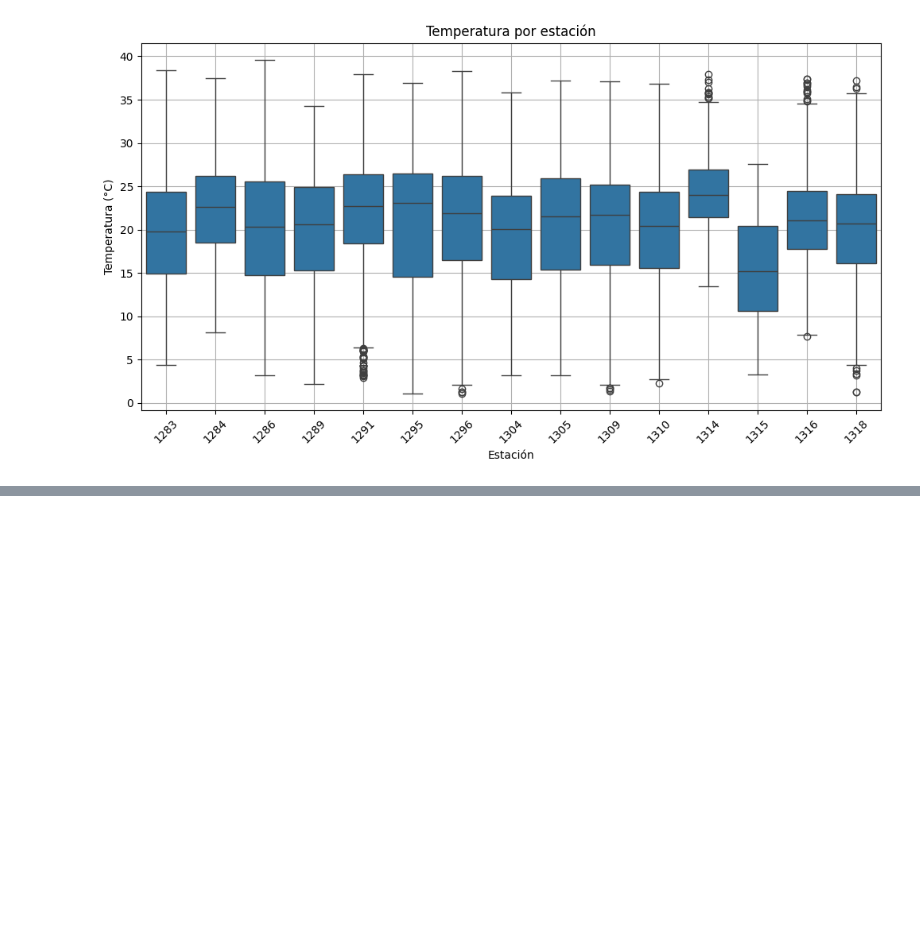
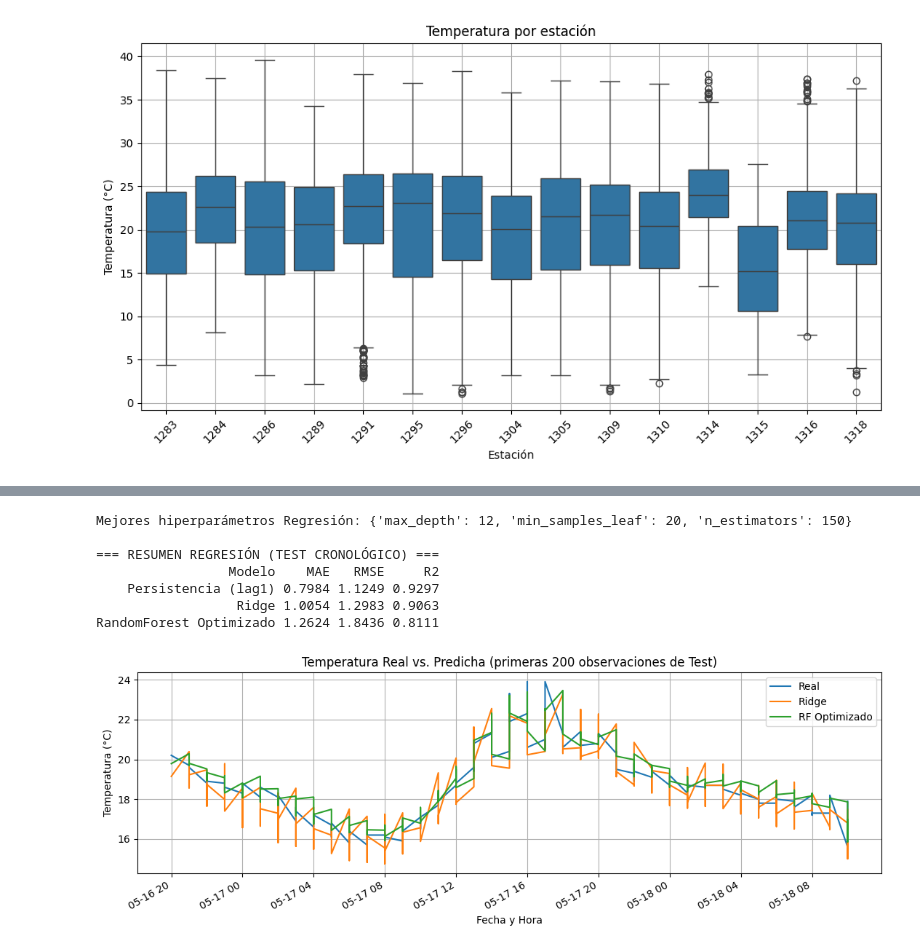
Before and after one commit to gabiOllier/Grupo9DataScienceYPF, a Jupyter notebook: 4ta-pre-entrega/proyectoFinal_Grupo9.ipynb, the cells around one changed output, grey strips where cells are left out. Drawn from its saved outputs; the diff is of its cells as text; code cells hidden in the pictures; blank space fills up the shorter version.

```diff
--- a/4ta-pre-entrega/proyectoFinal_Grupo9.ipynb
+++ b/4ta-pre-entrega/proyectoFinal_Grupo9.ipynb
@@ -815,0 +429,79 @@ Esta segmentación valida la efectividad del aprendizaje no supervisado para des
+# %%
+X_train_r, y_train_r = train_df[features], train_df['temp_c']
+X_test_r,  y_test_r  = test_df[features],  test_df['temp_c']
+
+# 1. Baseline: Persistencia (temperatura del paso anterior)
+pred_pers = test_df['temp_c_lag1']
+
+# 2. Modelo lineal regularizado: Ridge
+ridge = make_pipeline(StandardScaler(), Ridge(alpha=10.0))
+ridge.fit(X_train_r, y_train_r)
+pred_ridge = ridge.predict(X_test_r)
+
+# 3. Random Forest con optimización de hiperparámetros y TimeSeriesSplit
+tscv = TimeSeriesSplit(n_splits=4)
+grid_reg = GridSearchCV(
+    estimator=RandomForestRegressor(random_state=42, n_jobs=-1),
+    param_grid={
+        'n_estimators': [100, 150],
+        'max_depth': [6, 10, 12],
+        'min_samples_leaf': [10, 20]
+    },
+    cv=tscv,
+    scoring='neg_root_mean_squared_error',
+    n_jobs=-1
+)
+grid_reg.fit(X_train_r, y_train_r)
+best_rf_reg = grid_reg.best_estimator_
+pred_rf_opt = best_rf_reg.predict(X_test_r)
+
+print("Mejores hiperparámetros Regresión:", grid_reg.best_params_)
+
+# Tabla comparativa de métricas
+resumen_reg = pd.DataFrame({
+    'Modelo': ['Persistencia (lag1)', 'Ridge', 'RandomForest Optimizado'],
+    'MAE': [
+        mean_absolute_error(y_test_r, pred_pers),
+        mean_absolute_error(y_test_r, pred_ridge),
+        mean_absolute_error(y_test_r, pred_rf_opt)
+    ],
+    'RMSE': [
+        root_mean_squared_error(y_test_r, pred_pers),
+        root_mean_squared_error(y_test_r, pred_ridge),
+        root_mean_squared_error(y_test_r, pred_rf_opt)
+    ],
+    'R2': [
+        r2_score(y_test_r, pred_pers),
+        r2_score(y_test_r, pred_ridge),
+        r2_score(y_test_r, pred_rf_opt)
+    ]
+}).round(4)
+
+print("\n=== RESUMEN REGRESIÓN (TEST CRONOLÓGICO) ===")
+print(resumen_reg.to_string(index=False))
+
+# Gráfico de comparación: Real vs Predicho en una ventana de 200 horas de Test
+df_comp_reg = pd.DataFrame({
+    'Real': y_test_r.iloc[:200].values,
+    'Ridge': pred_ridge[:200],
+    'RF Optimizado': pred_rf_opt[:200]
+}, index=test_df['timestamp'].iloc[:200])
+
+df_comp_reg.plot(
+    figsize=(11, 4),
+    title='Temperatura Real vs. Predicha (primeras 200 observaciones de Test)',
+    xlabel='Fecha y Hora',
+    ylabel='Temperatura (°C)',
+    grid=True
+)
+plt.tight_layout()
+plt.show()
+# %% [output]
+Mejores hiperparámetros Regresión: {'max_depth': 12, 'min_samples_leaf': 20, 'n_estimators': 150}
+
+=== RESUMEN REGRESIÓN (TEST CRONOLÓGICO) ===
+                 Modelo    MAE   RMSE     R2
+    Persistencia (lag1) 0.7984 1.1249 0.9297
+                  Ridge 1.0054 1.2983 0.9063
+RandomForest Optimizado 1.2624 1.8436 0.8111
+[figure, added]
```
Also changed, not shown: parts of 83 cells of this notebook.
